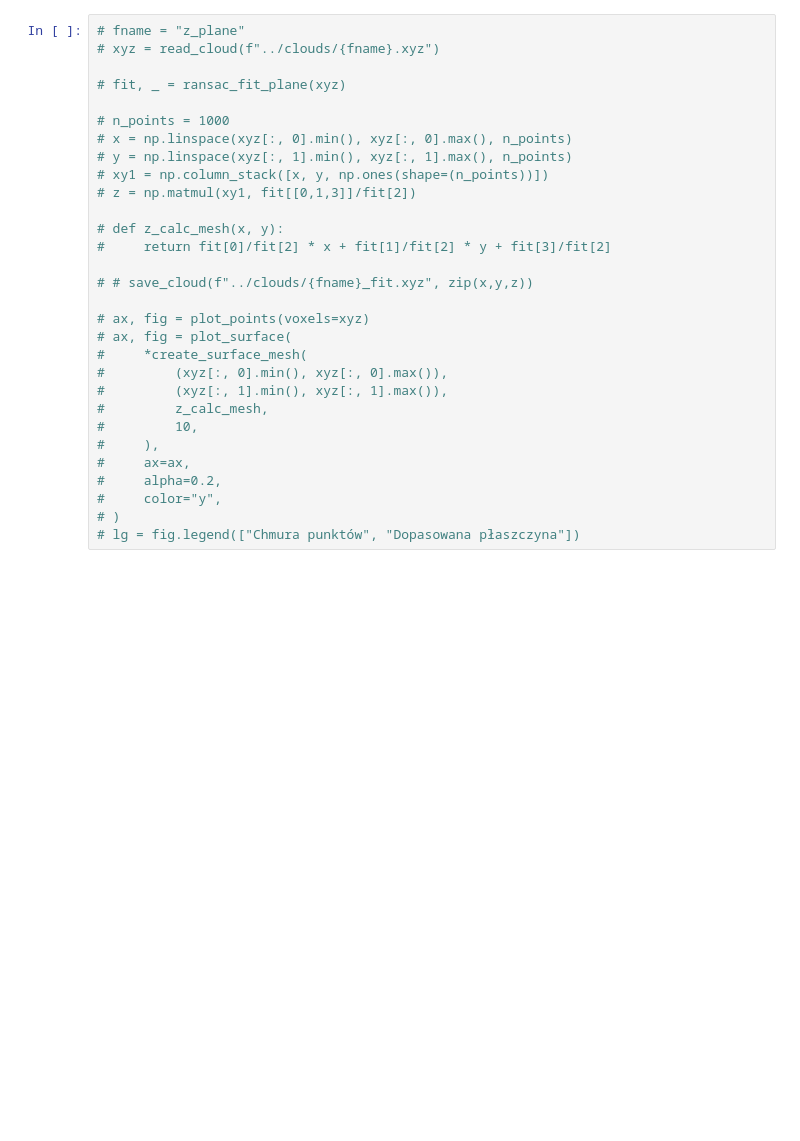
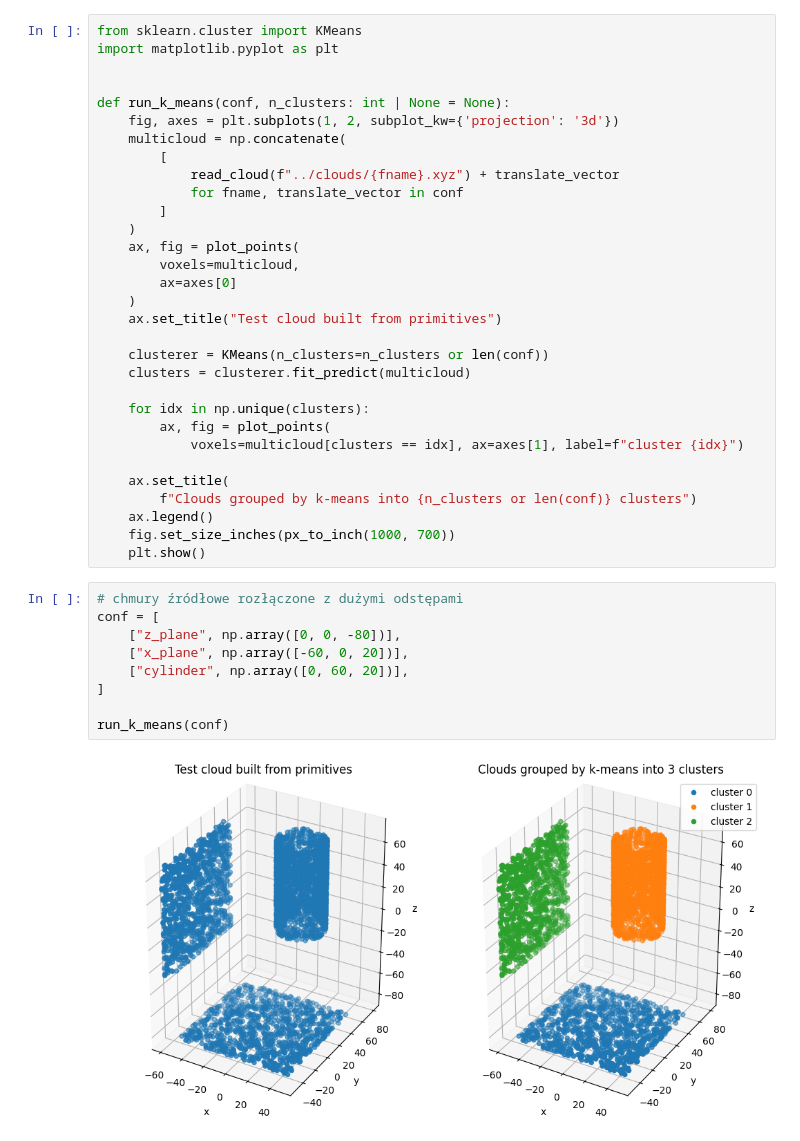
Before and after one commit to TMALFSSISAWBOJBUMA/POI_24, a Jupyter notebook: jupyters/zad2.ipynb, the cells around one changed output. Cells and saved outputs as stored; diff of their text form; blank space fills up the shorter version.

```diff
--- a/jupyters/zad2.ipynb
+++ b/jupyters/zad2.ipynb
@@ -54,30 +54,42 @@ def calc_plane_distance(voxels: np.ndarray, fit: np.ndarray):
-# %%
-# fname = "z_plane"
-# xyz = read_cloud(f"../clouds/{fname}.xyz")
-
-# fit, _ = ransac_fit_plane(xyz)
-
-# n_points = 1000
-# x = np.linspace(xyz[:, 0].min(), xyz[:, 0].max(), n_points)
-# y = np.linspace(xyz[:, 1].min(), xyz[:, 1].max(), n_points)
-# xy1 = np.column_stack([x, y, np.ones(shape=(n_points))])
-# z = np.matmul(xy1, fit[[0,1,3]]/fit[2])
-
-# def z_calc_mesh(x, y):
-#     return fit[0]/fit[2] * x + fit[1]/fit[2] * y + fit[3]/fit[2]
-
-# # save_cloud(f"../clouds/{fname}_fit.xyz", zip(x,y,z))
-
-# ax, fig = plot_points(voxels=xyz)
-# ax, fig = plot_surface(
-#     *create_surface_mesh(
-#         (xyz[:, 0].min(), xyz[:, 0].max()),
-#         (xyz[:, 1].min(), xyz[:, 1].max()),
-#         z_calc_mesh,
-#         10,
-#     ),
-#     ax=ax,
-#     alpha=0.2,
-#     color="y",
-# )
-# lg = fig.legend(["Chmura punktów", "Dopasowana płaszczyna"])
+# %%
+from sklearn.cluster import KMeans
+import matplotlib.pyplot as plt
+
+
+def run_k_means(conf, n_clusters: int | None = None):
+    fig, axes = plt.subplots(1, 2, subplot_kw={'projection': '3d'})
+    multicloud = np.concatenate(
+        [
+            read_cloud(f"../clouds/{fname}.xyz") + translate_vector
+            for fname, translate_vector in conf
+        ]
+    )
+    ax, fig = plot_points(
+        voxels=multicloud,
+        ax=axes[0]
+    )
+    ax.set_title("Test cloud built from primitives")
+
+    clusterer = KMeans(n_clusters=n_clusters or len(conf))
+    clusters = clusterer.fit_predict(multicloud)
+
+    for idx in np.unique(clusters):
+        ax, fig = plot_points(
+            voxels=multicloud[clusters == idx], ax=axes[1], label=f"cluster {idx}")
+
+    ax.set_title(
+        f"Clouds grouped by k-means into {n_clusters or len(conf)} clusters")
+    ax.legend()
+    fig.set_size_inches(px_to_inch(1000, 700))
+    plt.show()
+# %%
+# chmury źródłowe rozłączone z dużymi odstępami
+conf = [
+    ["z_plane", np.array([0, 0, -80])],
+    ["x_plane", np.array([-60, 0, 20])],
+    ["cylinder", np.array([0, 60, 20])],
+]
+
+run_k_means(conf)
+# %% [output]
+[figure, added]
```
Also changed, not shown: parts of 10 cells of this notebook, 13 other files.
